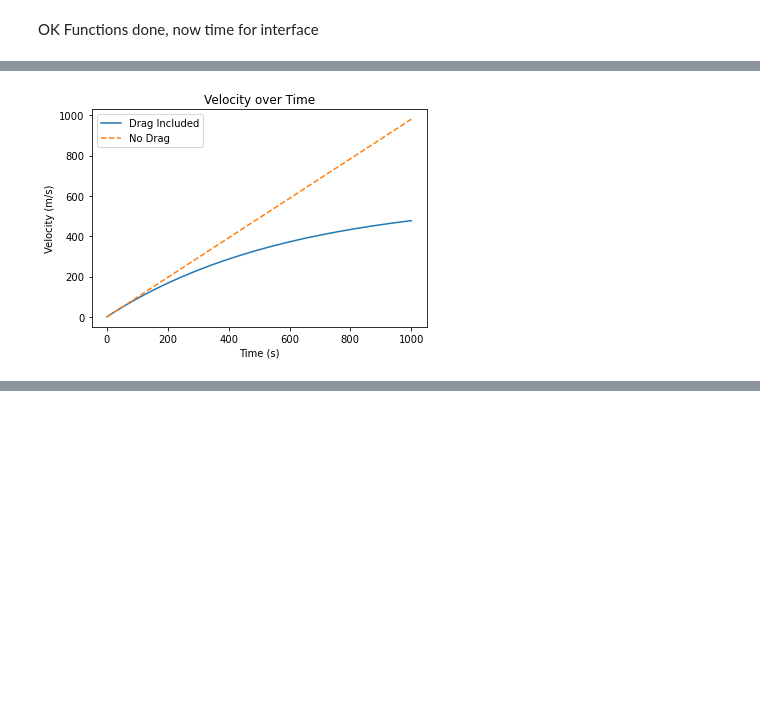
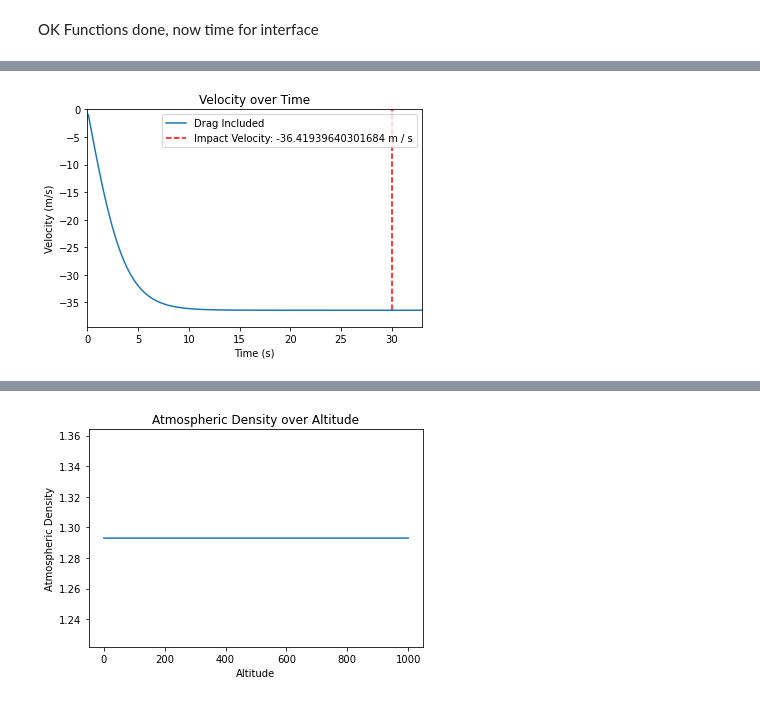
Before and after one commit to MilneBotMKII/Physics_Project, a Jupyter notebook: Main Simulation.ipynb, the cells around one changed output, grey strips where cells are left out. Saved outputs shown, nothing was run; the diff lists cells and outputs as text; code cells hidden in the pictures; blank space fills up the shorter version.

Commit message:
First Code Publish
Sharing my code for the IM project, a calculator for a falling body with various adjustable parameters

```diff
--- a/Main Simulation.ipynb
+++ b/Main Simulation.ipynb
@@ -13,4 +8,0 @@ def Gravity_Force(mass, g):
-# %%
-#Testing some drag, linear for now. dragparam has units mass/time
-def Drag_Force(dragparam, v0):
-    return(dragparam * -v0).to(unit.N)
@@ -21,4 +45,0 @@ def Accelleration_Calculator(mass, g, dragparam, v0, a0):
-# %%
-#Equation to work with our accellerations and our time intervals
-def Velocity_Calculator(mass, g, dragparam, dtime, v0, a0):
-    return (Accelleration_Calculator(mass, g, dragparam, v0, a0) * dtime + v0).to(unit.m/unit.s)
@@ -29,2 +74,9 @@ def Position_Calculator(mass, g, dragparam, dtime, v0, p0, a0):
+# %%
+#Function to make sure we are still falling, not hitting the ground
+def Impact_Finder(currentposition):
+    if(currentposition <=0 * unit.m):
+        return(True)
+    else:
+        return(False)
 # %% [markdown]
 OK Functions done, now time for interface
@@ -54,67 +126,85 @@ dTimeSteps = (np.zeros(int(time_end/time_interval + 1)) + time_interval) * unit.
 
 #This function will run through and calculate all the velocities at out time steps
 #The velocities are absolute velocities at that time (not dVelocity), function makes sure to factor in previous velocity
+AccellerationValues = [g]
 VelocityValues = [v0]
+PositionValues = [p0]
+ImpactTime=['empty']
+ImpactVelocity = ['empty']
 for i in range(len(dTimeSteps)):
-    VelocityValues.append(Velocity_Calculator(mass, g, dragparam, dTimeSteps[i], VelocityValues[i], a0))
-
-#This function will run through and calculate all the positions at out time steps
-#The positions are absolute positions at that time (not dPosition), function makes sure to factor in previous positions
-PositionValues = [p0]
-for i in range(len(dTimeSteps)):
-    PositionValues.append(Position_Calculator(mass, g, dragparam, dTimeSteps[i], VelocityValues[i], PositionValues[i], a0))
-
-#On the fly here but want to also show accellerations
-AccellerationValues = [a0]
-for i in range(len(dTimeSteps)):
-    AccellerationValues.append(Accelleration_Calculator(mass, g, dragparam, VelocityValues[i], a0))
+    VelocityValues.append(Velocity_Calculator(mass, g, dTimeSteps[i], VelocityValues[i], crossarea, dragcoeffecient, PositionValues[i]))
+    AccellerationValues.append(Accelleration_Calculator(mass, g, crossarea, dragcoeffecient, VelocityValues[i], PositionValues[i]))
+    PositionValues.append(Position_Calculator(mass, g, dTimeSteps[i], VelocityValues[i], PositionValues[i], crossarea, dragcoeffecient))
+    if(Impact_Finder(PositionValues[i]) == True):
+        PositionValues[i] = 0 * unit.m #Correct stuff that hits ground to not move
+    if((ImpactTime == ['empty']) & (PositionValues[i] == 0 * unit.m)): #Looks for first instance of position 0
+        ImpactTime = TimeSteps[i] #And stores the first time that has position 0 which was corrected by Impact_Finder
+        ImpactVelocity = VelocityValues[i]
+        ImpactAccelleration = AccellerationValues[i]
 
 
 
 
 
-
+tempTime = []
+for i in range(len(TimeSteps)): #I dislike this workaround greatly, I will find a better way
+    tempTime.append(TimeSteps[i].value)
 
 ######################################################################################
 temp=[]
 for i in range(len(AccellerationValues)): #I dislike this workaround greatly, I will find a better way
     temp.append(AccellerationValues[i].value)
-temp = temp[1:] #Small adjustment, remove first entry as Euler's Method has weird artifacts here
 plt.figure(3)
-plt.plot(temp, label = 'Drag Included')
+plt.plot(tempTime[1:], temp[1:-1], label = 'Drag Included')
 plt.title('Accelleration over Time')
 plt.ylabel('Accelleration (m/s)')
 plt.xlabel('Time (s)')
 
-plt.plot(TimeSteps/TimeSteps * 9.8, linestyle = '--', label = 'No Drag') #This shows continuous expected
+#plt.plot(tempTime, np.asarray(tempTime) * 0 + g, linestyle = '--', label = 'No Drag') #This shows continuous expected
+plt.xlim(right = ImpactTime.value + 3, left = 0)
+plt.ylim(bottom = np.min(temp), top = np.max(temp))
+plt.vlines(ImpactTime.value, np.min(temp), ImpactAccelleration.value, color = 'r', linestyle = '--', label = 'Impact Accelleration: ' + str(ImpactAccelleration))
 
 plt.legend()
 #######################################################################################
 temp=[]
 for i in range(len(VelocityValues)): #I dislike this workaround greatly, I will find a better way
     temp.append(VelocityValues[i].value)
-temp = temp[1:] #Small adjustment, remove first entry as Euler's Method has weird artifacts here
 plt.figure(1)
-plt.plot(temp, label = 'Drag Included')
+plt.plot(tempTime[1:], temp[1:-1], label = 'Drag Included')
 plt.title('Velocity over Time')
 plt.ylabel('Velocity (m/s)')
 plt.xlabel('Time (s)')
 
-plt.plot(TimeSteps * 9.8, linestyle = '--', label = 'No Drag') #This shows continuous expected
+#plt.plot(tempTime, np.asarray(tempTime) * g, linestyle = '--', label = 'No Drag') #This shows continuous expected
+plt.xlim(right = ImpactTime.value + 3, left = 0)
+plt.ylim(bottom = ImpactVelocity.value - 3, top = np.max(temp))
+plt.vlines(ImpactTime.value, ImpactVelocity.value, v0.value, color = 'r', linestyle = '--', label = 'Impact Velocity: ' + str(ImpactVelocity))
 
 plt.legend()
 ######################################################################################
 temp=[]
 for i in range(len(PositionValues)): #I dislike this workaround greatly, I will find a better way
     temp.append(PositionValues[i].value)
-temp = temp[1:] #Small adjustment, remove first entry as Euler's Method has weird artifacts here
 plt.figure(2)
-plt.plot(temp, label = 'Drag Included')
+plt.plot(tempTime[1:], temp[1:-1], label = 'Drag Included')
 plt.title('Position over Time')
 plt.ylabel('Change in Vertical Position (m)')
 plt.xlabel('Time (s)')
 
-plt.plot(TimeSteps**2 * 9.8/2, linestyle = '--', label = 'No Drag') #This shows continuous expected
+#plt.plot(tempTime, (np.asarray(tempTime)**2 * g/2).value + p0.value, linestyle = '--', label = 'No Drag') #This shows continuous expected
+plt.xlim(right = ImpactTime + 3*unit.s, left = 0*unit.s)
+plt.ylim(bottom = -30 * unit.m, top = np.max(temp) * 1.1)
+plt.vlines(ImpactTime, 0*unit.m, np.max(temp), color = 'r', linestyle = '--', label = 'Impact Time: ' + str(ImpactTime))
 
 plt.legend()
+##########################################################################################
+temp2 = []
+for i in range(len(PositionValues)): #I dislike this workaround greatly, I will find a better way
+    temp2.append(Atmosphere_Density(PositionValues[i]).value)
+plt.figure(4)
+plt.plot(temp[:-1], temp2[:-1])
+plt.title('Atmospheric Density over Altitude')
+plt.xlabel('Altitude')
+plt.ylabel('Atmospheric Density')
 # %% [output]
@@ -123 +213 @@ plt.legend()
-[figure, old version]
+[figure, new version]
@@ -124,0 +215 @@ plt.legend()
+[figure, added]
```
Also changed, not shown: parts of 12 cells of this notebook.
